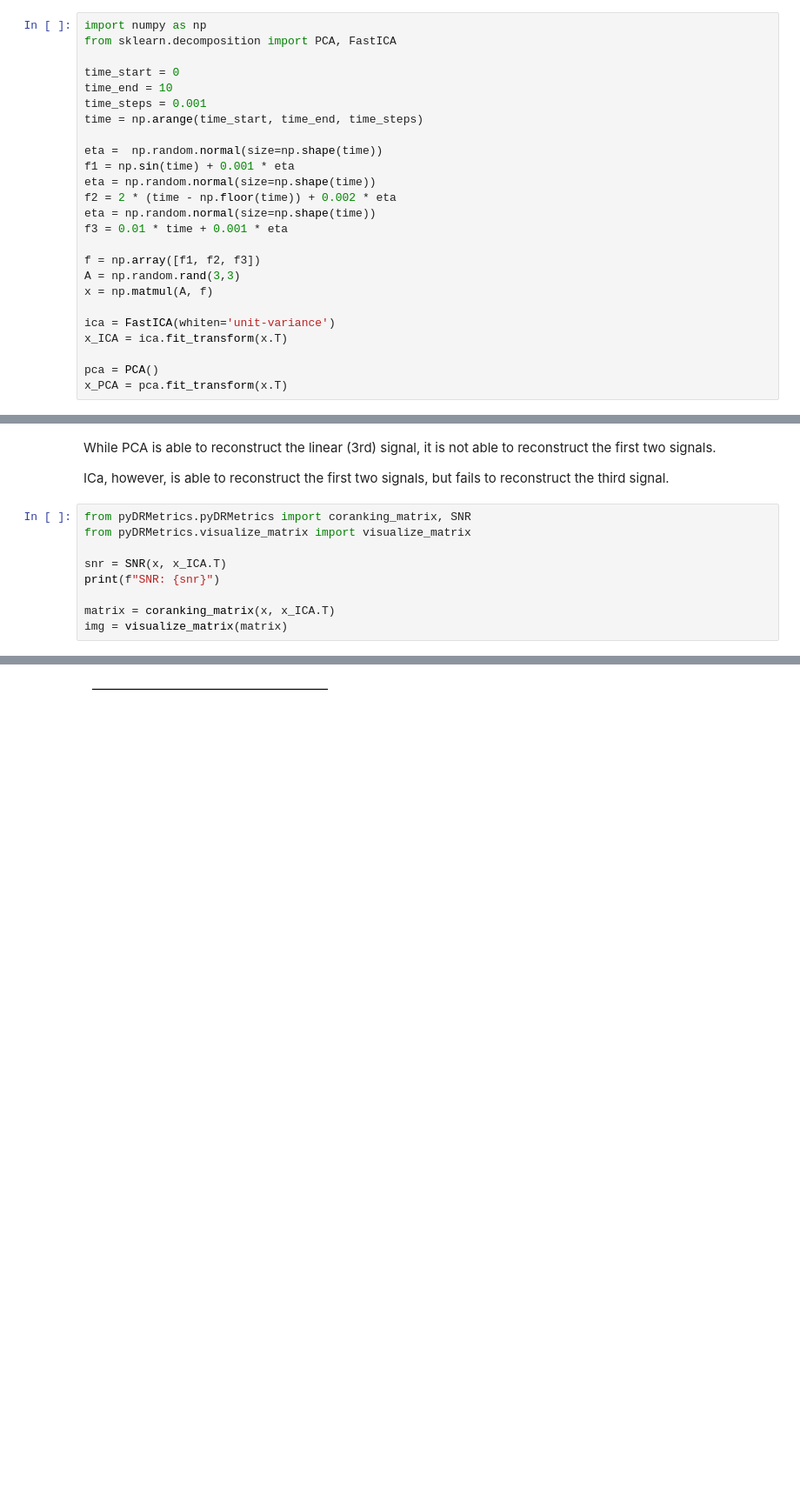
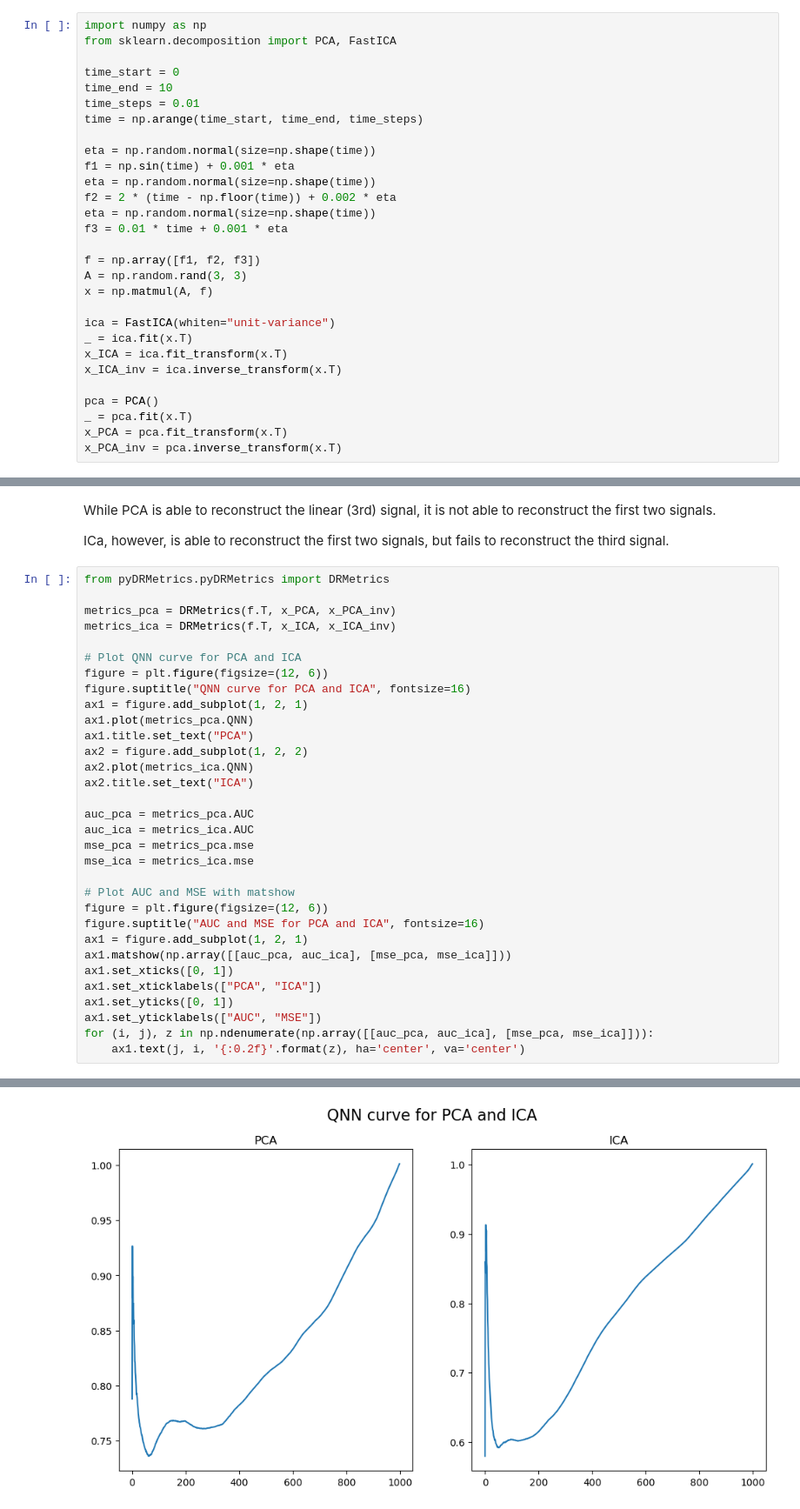
Before and after one commit to AntiAura/machine_learning_web_submission, a Jupyter notebook: 02/Task01.ipynb, the cells around one changed output, grey strips where cells are left out. Shown at 87% size. Drawn from its saved outputs; the diff is of its cells as text; blank space fills up the shorter version.

```diff
--- a/02/Task01.ipynb
+++ b/02/Task01.ipynb
@@ -27,10 +27,10 @@ from sklearn.decomposition import PCA, FastICA
 
 time_start = 0
 time_end = 10
-time_steps = 0.001
+time_steps = 0.01
 time = np.arange(time_start, time_end, time_steps)
 
-eta =  np.random.normal(size=np.shape(time))
+eta = np.random.normal(size=np.shape(time))
 f1 = np.sin(time) + 0.001 * eta
 eta = np.random.normal(size=np.shape(time))
 f2 = 2 * (time - np.floor(time)) + 0.002 * eta
@@ -38,14 +38,18 @@ eta = np.random.normal(size=np.shape(time))
 f3 = 0.01 * time + 0.001 * eta
 
 f = np.array([f1, f2, f3])
-A = np.random.rand(3,3)
+A = np.random.rand(3, 3)
 x = np.matmul(A, f)
 
-ica = FastICA(whiten='unit-variance')
+ica = FastICA(whiten="unit-variance")
+_ = ica.fit(x.T)
 x_ICA = ica.fit_transform(x.T)
+x_ICA_inv = ica.inverse_transform(x.T)
 
 pca = PCA()
+_ = pca.fit(x.T)
 x_PCA = pca.fit_transform(x.T)
+x_PCA_inv = pca.inverse_transform(x.T)
 # %%
 import matplotlib.pyplot as plt
 
@@ -87,12 +91,35 @@ While PCA is able to reconstruct the linear (3rd) signal, it is not able to reco
 
 ICa, however, is able to reconstruct the first two signals, but fails to reconstruct the third signal.
 # %%
-from pyDRMetrics.pyDRMetrics import coranking_matrix, SNR
-from pyDRMetrics.visualize_matrix import visualize_matrix
+from pyDRMetrics.pyDRMetrics import DRMetrics
 
-snr = SNR(x, x_ICA.T)
-print(f"SNR: {snr}")
+metrics_pca = DRMetrics(f.T, x_PCA, x_PCA_inv)
+metrics_ica = DRMetrics(f.T, x_ICA, x_ICA_inv)
 
-matrix = coranking_matrix(x, x_ICA.T)
-img = visualize_matrix(matrix)
+# Plot QNN curve for PCA and ICA
+figure = plt.figure(figsize=(12, 6))
+figure.suptitle("QNN curve for PCA and ICA", fontsize=16)
+ax1 = figure.add_subplot(1, 2, 1)
+ax1.plot(metrics_pca.QNN)
+ax1.title.set_text("PCA")
+ax2 = figure.add_subplot(1, 2, 2)
+ax2.plot(metrics_ica.QNN)
+ax2.title.set_text("ICA")
+
+auc_pca = metrics_pca.AUC
+auc_ica = metrics_ica.AUC
+mse_pca = metrics_pca.mse
+mse_ica = metrics_ica.mse
+
+# Plot AUC and MSE with matshow
+figure = plt.figure(figsize=(12, 6))
+figure.suptitle("AUC and MSE for PCA and ICA", fontsize=16)
+ax1 = figure.add_subplot(1, 2, 1)
+ax1.matshow(np.array([[auc_pca, auc_ica], [mse_pca, mse_ica]]))
+ax1.set_xticks([0, 1])
+ax1.set_xticklabels(["PCA", "ICA"])
+ax1.set_yticks([0, 1])
+ax1.set_yticklabels(["AUC", "MSE"])
+for (i, j), z in np.ndenumerate(np.array([[auc_pca, auc_ica], [mse_pca, mse_ica]])):
+    ax1.text(j, i, '{:0.2f}'.format(z), ha='center', va='center')
 # %% [output]
@@ -100 +126 @@ SNR: -2.6428173638072776
-[figure, old version]
+[figure, new version]
```
Also changed, not shown: parts of 2 cells of this notebook, 1 other file.
